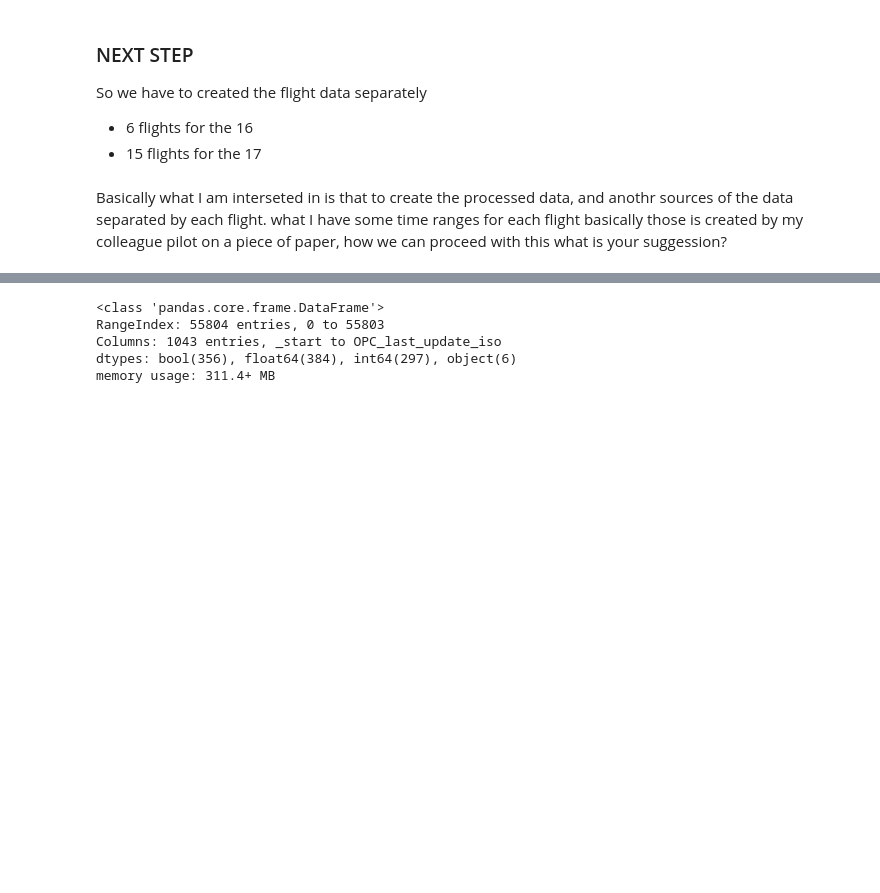
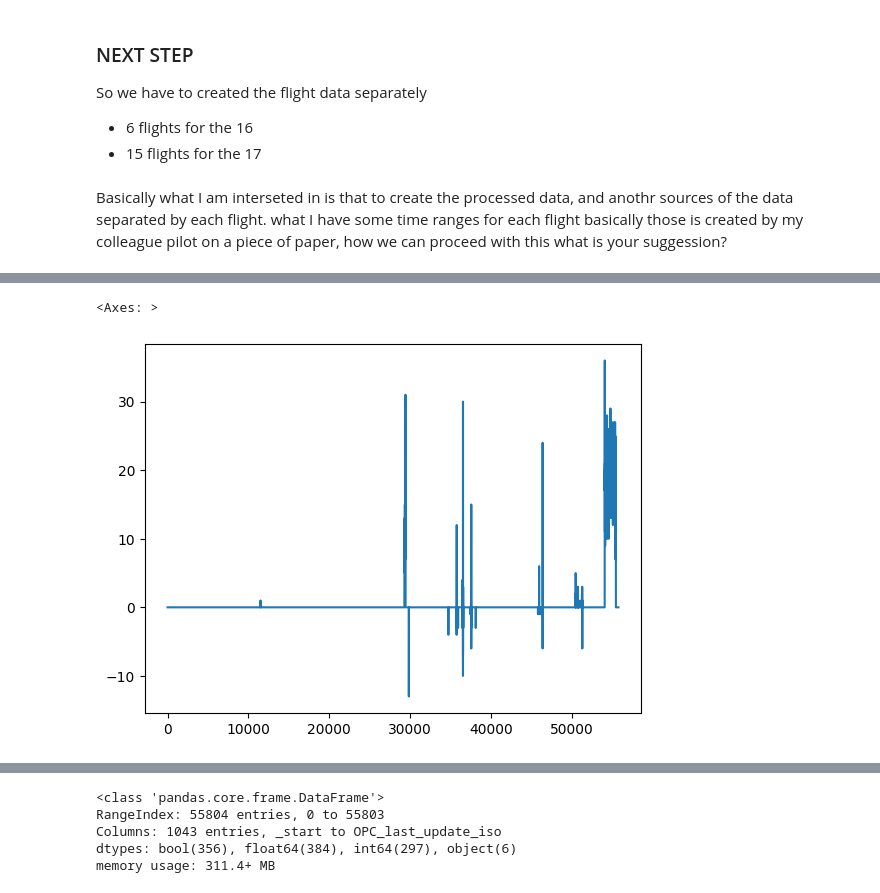
Before and after one commit to BaharakQaderi/field-data-pipeline, a Jupyter notebook: notebooks/EDA.ipynb, the cells around one changed output, grey strips where cells are left out. Saved outputs shown, nothing was run; the diff lists cells and outputs as text; code cells hidden in the pictures; blank space fills up the shorter version.

```diff
--- a/notebooks/EDA.ipynb
+++ b/notebooks/EDA.ipynb
@@ -158,0 +152,5 @@ df_opc_28.head(10)
+# %%
+df_opc_28["OPC_DsInverters.Velocity_ActualValue[2]"].plot()
+# %% [output]
+<Axes: >
+[figure, added]
```
Also changed, not shown: parts of 2 cells of this notebook, 1 other file.
